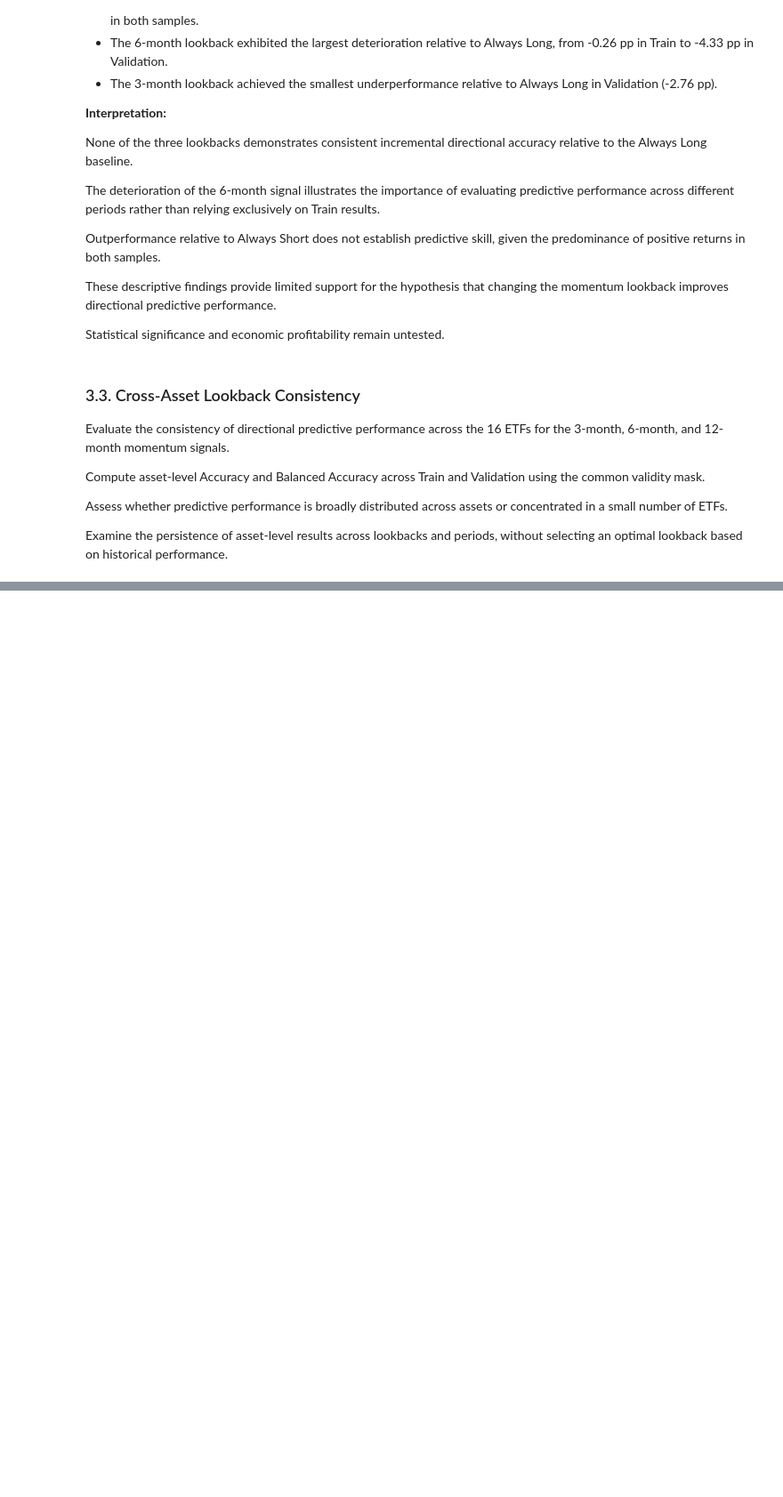
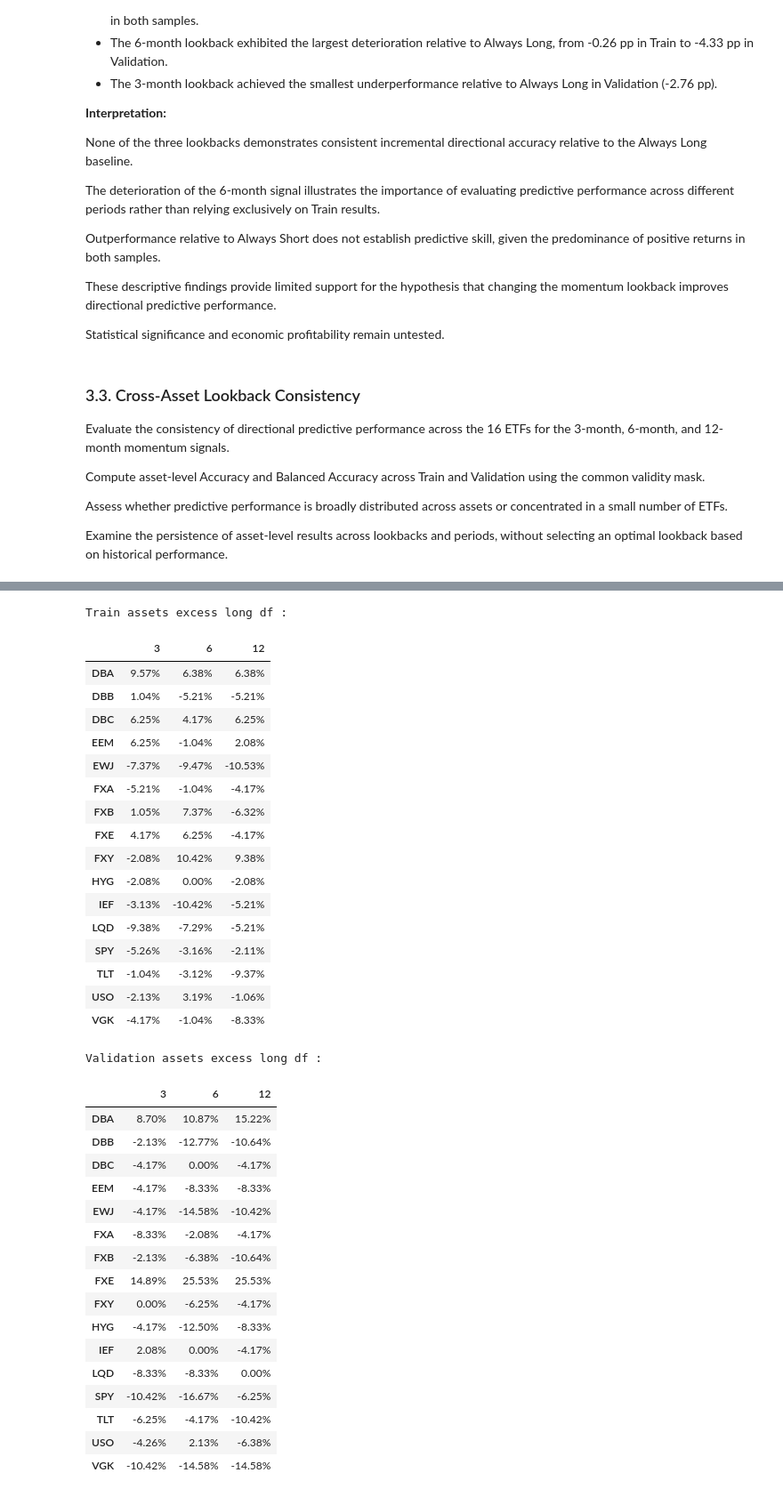
Before and after one commit to KenaelMartini/time-series-momentum-research, a Jupyter notebook: notebooks/3C_03_cross_asset_lookback_robustness.ipynb, the cells around one changed output, grey strips where cells are left out. Shown at 89% size. Saved outputs shown, nothing was run; the diff lists cells and outputs as text; code cells hidden in the pictures; blank space fills up the shorter version.

```diff
--- a/notebooks/3C_03_cross_asset_lookback_robustness.ipynb
+++ b/notebooks/3C_03_cross_asset_lookback_robustness.ipynb
@@ -974,0 +1085,71 @@ Validation balanced accuracy (formatted df)
+# %%
+train_assets_excess_long = {}
+
+for asset in train_asset_metrics_by_lookback[12]:
+    train_assets_excess_long[asset] = {}
+
+    for lookback in (3, 6, 12):
+        train_assets_excess_long[asset][lookback] = train_asset_metrics_by_lookback[lookback][asset]["excess_accuracy_long"]
+
+# display(train_assets_excess_long)
+
+validation_assets_excess_long = {}
+
+for asset in validation_asset_metrics_by_lookback[12]:
+    validation_assets_excess_long[asset] = {}
+
+    for lookback in (3, 6, 12):
+        validation_assets_excess_long[asset][lookback] = validation_asset_metrics_by_lookback[lookback][asset]["excess_accuracy_long"]
+
+# display(validation_assets_excess_long)
+
+train_assets_excess_long_df = pd.DataFrame.from_dict(train_assets_excess_long, orient="index")
+train_assets_excess_long_df_formatted = train_assets_excess_long_df.style.format("{:.2%}")
+
+validation_assets_excess_long_df = pd.DataFrame.from_dict(validation_assets_excess_long, orient="index")
+validation_assets_excess_long_df_formatted = validation_assets_excess_long_df.style.format("{:.2%}")
+
+print("Train assets excess long df :")
+display(train_assets_excess_long_df_formatted)
+
+print("")
+
+print("Validation assets excess long df :")
+display(validation_assets_excess_long_df_formatted)
+# %% [output]
+Train assets excess long df :
+|  | 3 | 6 | 12 |
+| DBA | 9.57% | 6.38% | 6.38% |
+| DBB | 1.04% | -5.21% | -5.21% |
+| DBC | 6.25% | 4.17% | 6.25% |
+| EEM | 6.25% | -1.04% | 2.08% |
+| EWJ | -7.37% | -9.47% | -10.53% |
+| FXA | -5.21% | -1.04% | -4.17% |
+| FXB | 1.05% | 7.37% | -6.32% |
+| FXE | 4.17% | 6.25% | -4.17% |
+| FXY | -2.08% | 10.42% | 9.38% |
+| HYG | -2.08% | 0.00% | -2.08% |
+| IEF | -3.13% | -10.42% | -5.21% |
+| LQD | -9.38% | -7.29% | -5.21% |
+| SPY | -5.26% | -3.16% | -2.11% |
+| TLT | -1.04% | -3.12% | -9.37% |
+| USO | -2.13% | 3.19% | -1.06% |
+| VGK | -4.17% | -1.04% | -8.33% |
+Validation assets excess long df :
+|  | 3 | 6 | 12 |
+| DBA | 8.70% | 10.87% | 15.22% |
+| DBB | -2.13% | -12.77% | -10.64% |
+| DBC | -4.17% | 0.00% | -4.17% |
+| EEM | -4.17% | -8.33% | -8.33% |
+| EWJ | -4.17% | -14.58% | -10.42% |
+| FXA | -8.33% | -2.08% | -4.17% |
+| FXB | -2.13% | -6.38% | -10.64% |
+| FXE | 14.89% | 25.53% | 25.53% |
+| FXY | 0.00% | -6.25% | -4.17% |
+| HYG | -4.17% | -12.50% | -8.33% |
+| IEF | 2.08% | 0.00% | -4.17% |
+| LQD | -8.33% | -8.33% | 0.00% |
+| SPY | -10.42% | -16.67% | -6.25% |
+| TLT | -6.25% | -4.17% | -10.42% |
+| USO | -4.26% | 2.13% | -6.38% |
+| VGK | -10.42% | -14.58% | -14.58% |
```
Also changed, not shown: parts of 7 cells of this notebook, 1 other file.
